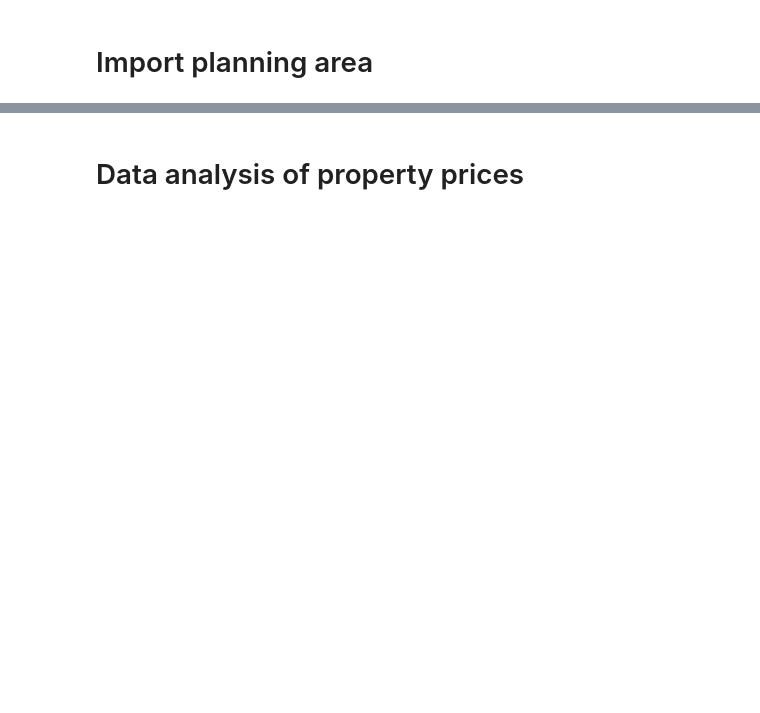
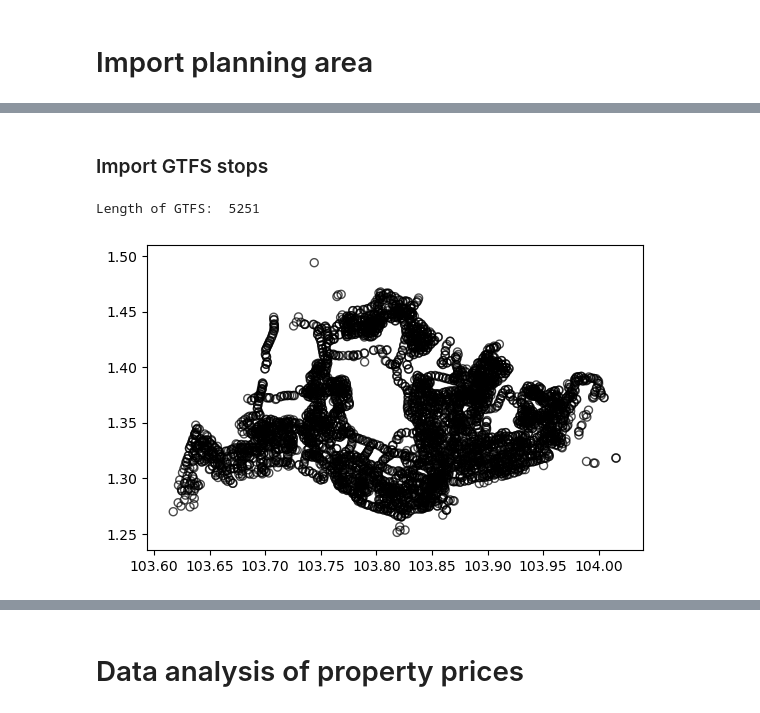
Before and after one commit to pakhuiying/property_prices_flood, a Jupyter notebook: property_prices_analysis.ipynb, the cells around one changed output, grey strips where cells are left out. Saved outputs shown, nothing was run; the diff lists cells and outputs as text; code cells hidden in the pictures; blank space fills up the shorter version.

```diff
--- a/property_prices_analysis.ipynb
+++ b/property_prices_analysis.ipynb
@@ -11,3 +17,16 @@ from bs4 import BeautifulSoup
+# %%
+save_dir = os.path.join(os.getcwd(),"Data","Road_Networks")
+# import bus network
+filename = "SG_bus_network.graphml"
+G_bus = ox.load_graphml(os.path.join(save_dir,filename))
+
+# import car network
+filename = "SG_car_network.graphml"
+G_car = ox.load_graphml(os.path.join(save_dir,filename))
+
+# import walking network
+filename = "SG_walk_network.graphml"
+G_walk = ox.load_graphml(os.path.join(save_dir, filename))
 # %% [markdown]
 # Import planning area
 # %%
@@ -34,0 +62,28 @@ planningArea_shp.head()
+# %% [markdown]
+### Import GTFS stops
+# %%
+GTFS_stops = pd.read_csv(r"C:\Users\hypak\OneDrive - Singapore Management University\Documents\Data\SG_LTA\gtfs-feed-lta\stops.txt")
+GTFS_stops['nodesID_GTFS'] = ox.nearest_nodes(G_car,X=GTFS_stops['stop_lon'],Y=GTFS_stops['stop_lat'])
+GTFS_stops = gpd.GeoDataFrame(GTFS_stops, geometry=gpd.points_from_xy(GTFS_stops['stop_lon'], GTFS_stops['stop_lat']), crs=planningArea_shp.crs)
+print("Length of GTFS: ", len(GTFS_stops))
+GTFS_stops.head()
+# add a buffer of 400m
+def add_buffer(gdf,buffer_dist=400,plot=True):
+    """
+    returns a GeoSeries (polygon geometry) of the buffered area
+    Args:
+        gdf (Geo.DataFrame)
+        buffer_dist (float): distance in meters
+        plot (bool): If True, plot geoseries of the buffered area
+    """
+    gdf_buffer = gdf.to_crs({'proj':'cea'})
+    gdf_buffer = gdf_buffer['geometry'].buffer(400)
+    gdf_buffer = gdf_buffer.to_crs(planningArea_shp.crs)
+    if plot:
+        gdf_buffer.plot(fc="None", ec="k",alpha=0.7)
+    return gdf_buffer
+
+GTFS_stops_400m_buffer = add_buffer(GTFS_stops, buffer_dist=400, plot=True)
+# %% [output]
+Length of GTFS:  5251
+[figure, added]
```
Also changed, not shown: parts of 43 cells of this notebook, 4 other files.
